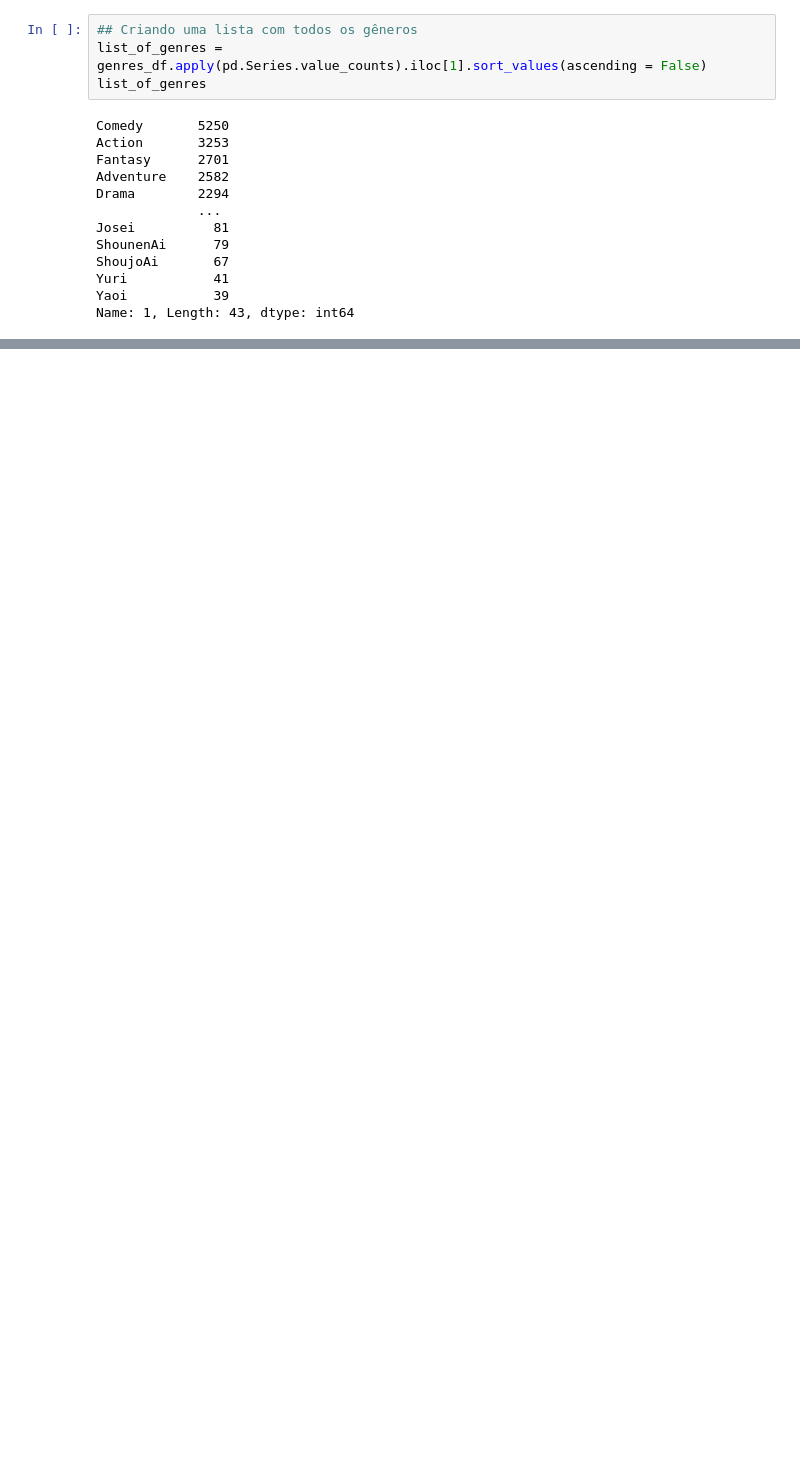
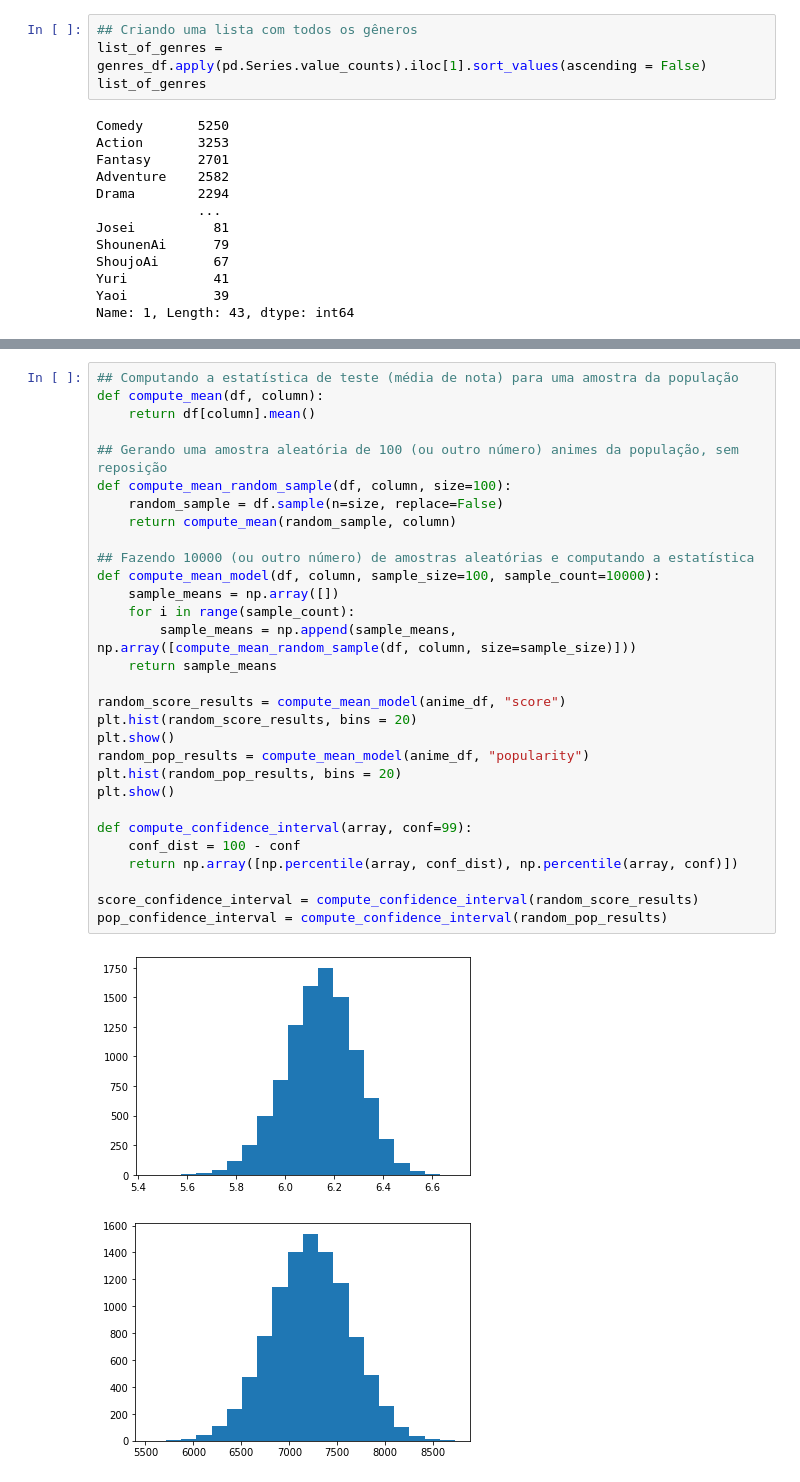
Before and after one commit to lucasbrant/Projeto_ICD, a Jupyter notebook: Trabalho ICD - MyAnimeList.ipynb, the cells around one changed output, grey strips where cells are left out. Drawn from its saved outputs; the diff is of its cells as text; blank space fills up the shorter version.

Commit message:
Terminando testes de hipótese - 28/11

```diff
--- a/Trabalho ICD - MyAnimeList.ipynb
+++ b/Trabalho ICD - MyAnimeList.ipynb
@@ -79,0 +94,33 @@ plt.show()
+# %%
+## Computando a estatística de teste (média de nota) para uma amostra da população
+def compute_mean(df, column):
+    return df[column].mean()
+
+## Gerando uma amostra aleatória de 100 (ou outro número) animes da população, sem reposição
+def compute_mean_random_sample(df, column, size=100):
+    random_sample = df.sample(n=size, replace=False)
+    return compute_mean(random_sample, column)
+
+## Fazendo 10000 (ou outro número) de amostras aleatórias e computando a estatística
+def compute_mean_model(df, column, sample_size=100, sample_count=10000):
+    sample_means = np.array([])
+    for i in range(sample_count):
+        sample_means = np.append(sample_means, np.array([compute_mean_random_sample(df, column, size=sample_size)]))
+    return sample_means
+
+random_score_results = compute_mean_model(anime_df, "score")
+plt.hist(random_score_results, bins = 20)
+plt.show()
+random_pop_results = compute_mean_model(anime_df, "popularity")
+plt.hist(random_pop_results, bins = 20)
+plt.show()
+
+def compute_confidence_interval(array, conf=99):
+    conf_dist = 100 - conf
+    return np.array([np.percentile(array, conf_dist), np.percentile(array, conf)])
+
+score_confidence_interval = compute_confidence_interval(random_score_results)
+pop_confidence_interval = compute_confidence_interval(random_pop_results)
+# %% [output]
+[figure, added]
+[figure, added]
```
Also changed, not shown: parts of 30 cells of this notebook.
